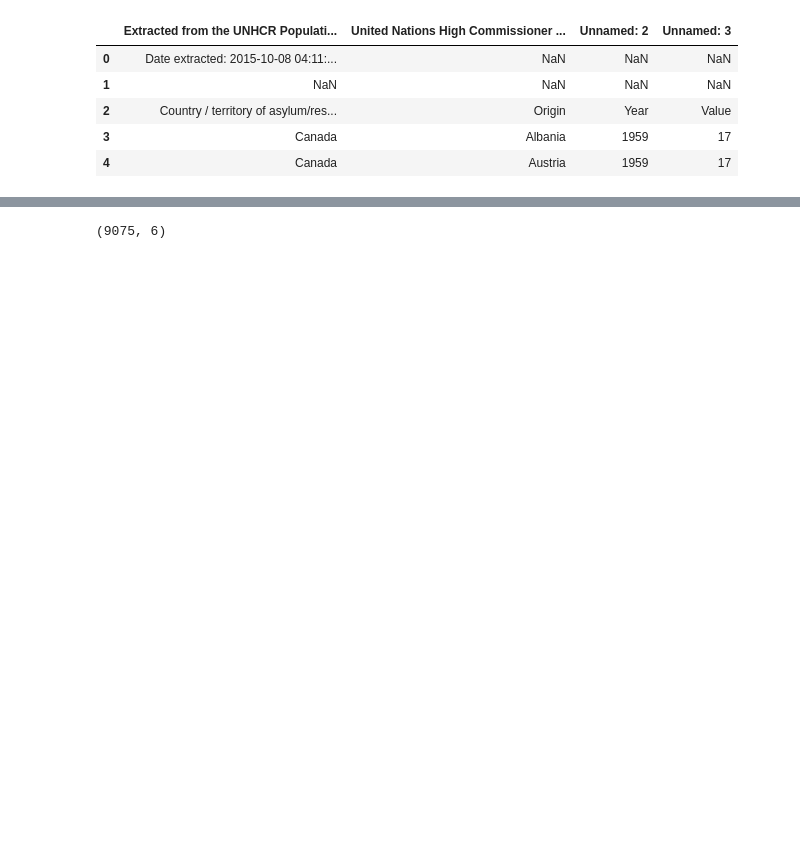
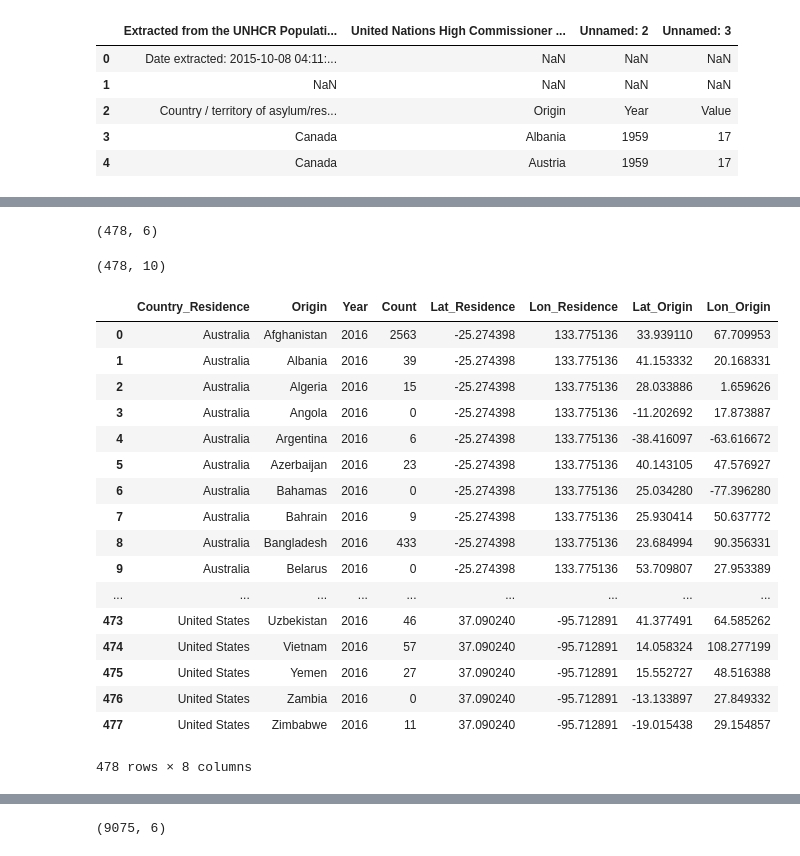
Before and after one commit to JulienAssouline/data-studios-projects, a Jupyter notebook: code/Canadian_Refugees/Canadian Refugees.ipynb, the cells around one changed output, grey strips where cells are left out. Saved outputs shown, nothing was run; the diff lists cells and outputs as text; code cells hidden in the pictures; blank space fills up the shorter version.

```diff
--- a/code/Canadian_Refugees/Canadian Refugees.ipynb
+++ b/code/Canadian_Refugees/Canadian Refugees.ipynb
@@ -88,0 +192,38 @@ countries
+# %%
+refugees_country_merged_2016.replace({'Origin' : {"Congo": "Congo [Republic]"}}, inplace=True)
+# %%
+refugees_country_merged_2016.shape
+# %% [output]
+(478, 6)
+# %%
+refugees_country_merged_2016_2 = refugees_country_merged_2016.merge(countries, left_on = "Origin", right_on = "Name", how = "left")
+# %%
+refugees_country_merged_2016_2
+# %% [output]
+(478, 10)
+# %%
+refugees_country_merged_2016_2.drop("Name", 1, inplace = True)
+refugees_country_merged_2016_2.drop("Country", 1, inplace = True)
+# %%
+refugees_country_merged_2016_2.columns = ["Country_Residence", "Origin", "Year", "Count", "Lat_Residence", "Lon_Residence", "Lat_Origin", "Lon_Origin"]
+# %%
+refugees_country_merged_2016_2
+# %% [output]
+|  | Country_Residence | Origin | Year | Count | Lat_Residence | Lon_Residence | Lat_Origin | Lon_Origin |
+| 0 | Australia | Afghanistan | 2016 | 2563 | -25.274398 | 133.775136 | 33.939110 | 67.709953 |
+| 1 | Australia | Albania | 2016 | 39 | -25.274398 | 133.775136 | 41.153332 | 20.168331 |
+| 2 | Australia | Algeria | 2016 | 15 | -25.274398 | 133.775136 | 28.033886 | 1.659626 |
+| 3 | Australia | Angola | 2016 | 0 | -25.274398 | 133.775136 | -11.202692 | 17.873887 |
+| 4 | Australia | Argentina | 2016 | 6 | -25.274398 | 133.775136 | -38.416097 | -63.616672 |
+| 5 | Australia | Azerbaijan | 2016 | 23 | -25.274398 | 133.775136 | 40.143105 | 47.576927 |
+| 6 | Australia | Bahamas | 2016 | 0 | -25.274398 | 133.775136 | 25.034280 | -77.396280 |
+| 7 | Australia | Bahrain | 2016 | 9 | -25.274398 | 133.775136 | 25.930414 | 50.637772 |
+| 8 | Australia | Bangladesh | 2016 | 433 | -25.274398 | 133.775136 | 23.684994 | 90.356331 |
+| 9 | Australia | Belarus | 2016 | 0 | -25.274398 | 133.775136 | 53.709807 | 27.953389 |
+| ... | ... | ... | ... | ... | ... | ... | ... | ... |
+| 473 | United States | Uzbekistan | 2016 | 46 | 37.090240 | -95.712891 | 41.377491 | 64.585262 |
+| 474 | United States | Vietnam | 2016 | 57 | 37.090240 | -95.712891 | 14.058324 | 108.277199 |
+| 475 | United States | Yemen | 2016 | 27 | 37.090240 | -95.712891 | 15.552727 | 48.516388 |
+| 476 | United States | Zambia | 2016 | 0 | 37.090240 | -95.712891 | -13.133897 | 27.849332 |
+| 477 | United States | Zimbabwe | 2016 | 11 | 37.090240 | -95.712891 | -19.015438 | 29.154857 |
+478 rows × 8 columns
```
Also changed, not shown: parts of 65 cells of this notebook, 23 other files.
